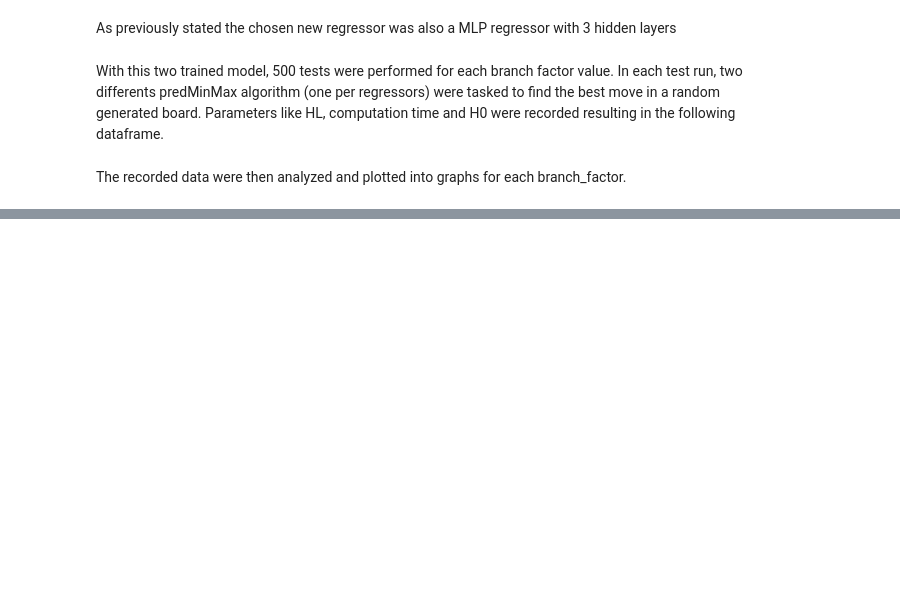
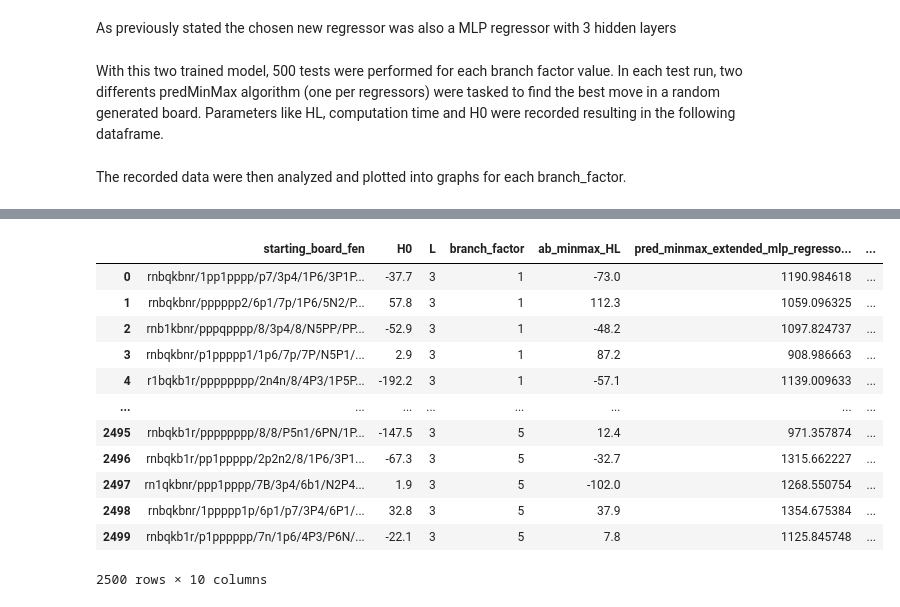
Before and after one commit to CarlinoCalogero/univaq-ase-caianiello-ai-assignments, a Jupyter notebook: assignment_2/code/notebook.ipynb, the cells around one changed output, grey strips where cells are left out. Drawn from its saved outputs; the diff is of its cells as text; code cells hidden in the pictures; blank space fills up the shorter version.

```diff
--- a/assignment_2/code/notebook.ipynb
+++ b/assignment_2/code/notebook.ipynb
@@ -140,0 +149,16 @@ From the above data we can conclude that the regressor trained with the H0 funct
+# %%
+read_csv_as_dataframe("./stats/pred_minmax_extended_mlp_regressor_vs_ab_minmax.csv")
+# %% [output]
+|  | starting_board_fen | H0 | L | branch_factor | ab_minmax_HL | pred_minmax_extended_mlp_regresso... | ... |
+| 0 | rnbqkbnr/1pp1pppp/p7/3p4/1P6/3P1P... | -37.7 | 3 | 1 | -73.0 | 1190.984618 | ... |
+| 1 | rnbqkbnr/pppppp2/6p1/7p/1P6/5N2/P... | 57.8 | 3 | 1 | 112.3 | 1059.096325 | ... |
+| 2 | rnb1kbnr/pppqpppp/8/3p4/8/N5PP/PP... | -52.9 | 3 | 1 | -48.2 | 1097.824737 | ... |
+| 3 | rnbqkbnr/p1ppppp1/1p6/7p/7P/N5P1/... | 2.9 | 3 | 1 | 87.2 | 908.986663 | ... |
+| 4 | r1bqkb1r/pppppppp/2n4n/8/4P3/1P5P... | -192.2 | 3 | 1 | -57.1 | 1139.009633 | ... |
+| ... | ... | ... | ... | ... | ... | ... | ... |
+| 2495 | rnbqkb1r/pppppppp/8/8/P5n1/6PN/1P... | -147.5 | 3 | 5 | 12.4 | 971.357874 | ... |
+| 2496 | rnbqkb1r/pp1ppppp/2p2n2/8/1P6/3P1... | -67.3 | 3 | 5 | -32.7 | 1315.662227 | ... |
+| 2497 | rn1qkbnr/ppp1pppp/7B/3p4/6b1/N2P4... | 1.9 | 3 | 5 | -102.0 | 1268.550754 | ... |
+| 2498 | rnbqkbnr/1ppppp1p/6p1/p7/3P4/6P1/... | 32.8 | 3 | 5 | 37.9 | 1354.675384 | ... |
+| 2499 | rnbqkb1r/p1pppppp/7n/1p6/4P3/P6N/... | -22.1 | 3 | 5 | 7.8 | 1125.845748 | ... |
+2500 rows × 10 columns
```
Also changed, not shown: parts of 13 cells of this notebook, 10 other files.
